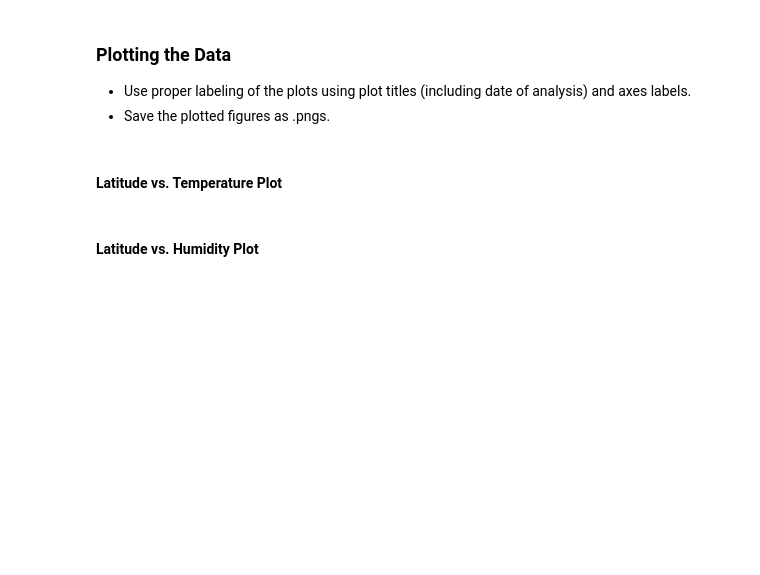
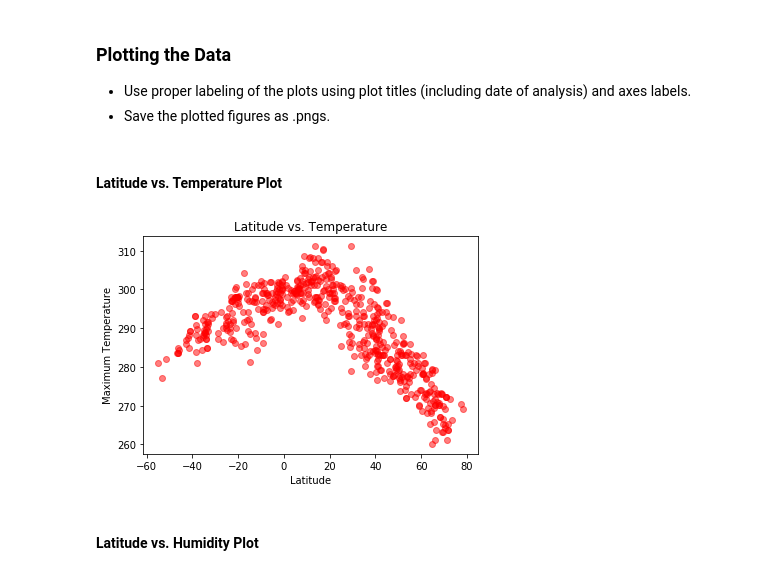
Before and after one commit to elisabethvirak/API-challenge, a Jupyter notebook: WeatherPy.ipynb, the cells around one changed output. Drawn from its saved outputs; the diff is of its cells as text; code cells hidden in the pictures; blank space fills up the shorter version.

```diff
--- a/WeatherPy.ipynb
+++ b/WeatherPy.ipynb
@@ -54,21 +55,3 @@ len(cities)
 ### Perform API Calls
 * Perform a weather check on each city using a series of successive API calls.
 * Include a print log of each city as it'sbeing processed (with the city number and city name).
-# %%
-# Save config information
-url = "http://api.openweathermap.org/data/2.5/weather?"
-number = 0
-sets = 1
-
-# variables to collect
-city_data = {}
-
-# set up initial message
-print(f"Beginning Data Retrieval")
-print("-------------------------")
-
-# Build query URL
-for city in cities:
-    query_url = url + "appid=" + weather_api_key + "&q=" + city
-    response = requests.get(query_url).json()
-    print(response['coord']['lon'])
@@ -174,5 +174,14 @@ with open(output_data_file, mode='w') as csv_file:
 * Save the plotted figures as .pngs.
 # %% [markdown]
 #### Latitude vs. Temperature Plot
+# %%
+fig=plt.figure()
+plt.scatter(city_weather_df["Lat"], city_weather_df["Max Temp"], marker="o", facecolor="red", alpha=0.5)
+plt.xlabel("Latitude")
+plt.ylabel("Maximum Temperature")
+plt.title("Latitude vs. Temperature")
+plt.savefig("output_data/fig1.png")
+# %% [output]
+[figure, added]
 # %% [markdown]
 #### Latitude vs. Humidity Plot
```
Also changed, not shown: parts of 10 cells of this notebook, 3 other files.
